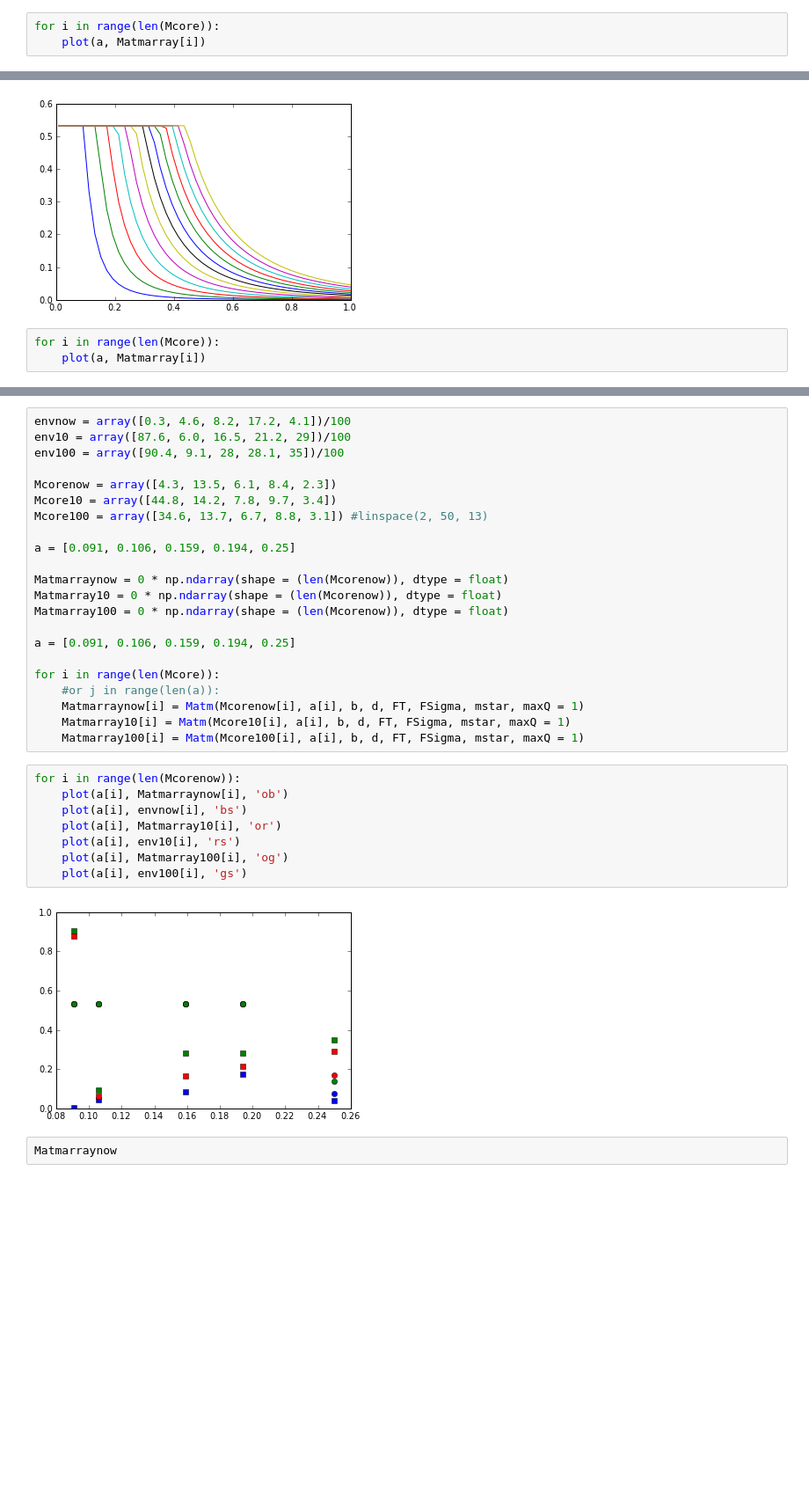
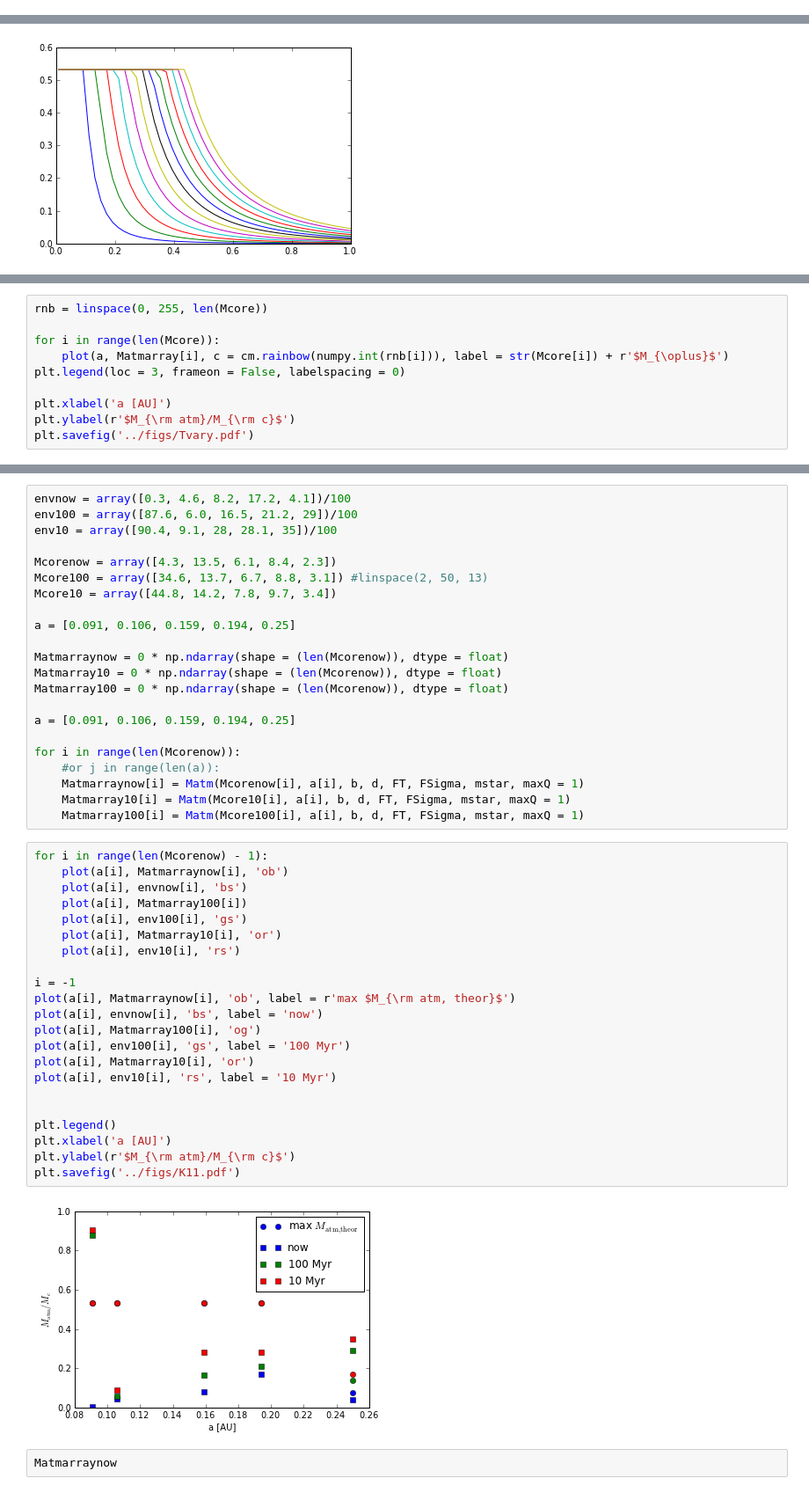
Before and after one commit to apiso/Thesis, a Jupyter notebook: python/MiniNeptuneOOM/mass_estimates_plots.ipynb, the cells around one changed output, grey strips where cells are left out. Shown at 88% size. Saved outputs shown, nothing was run; the diff lists cells and outputs as text; blank space fills up the shorter version.

```diff
--- a/python/MiniNeptuneOOM/mass_estimates_plots.ipynb
+++ b/python/MiniNeptuneOOM/mass_estimates_plots.ipynb
@@ -89,6 +88,3 @@ array([ 0.10577878,  0.02015116,  0.00934646,  0.0056374 ,  0.00386503,
         0.00017418,  0.00016707,  0.00016043,  0.00015422,  0.0001484 ,
         0.00014293,  0.0001378 ,  0.00013296,  0.0001284 ,  0.0001241 ,
         0.00012003,  0.00011618,  0.00011253,  0.00010907,  0.00010578])
-# %%
-for i in range(len(Mcore)):
-    plot(a, Matmarray[i])
@@ -102,6 +108,3 @@ for i in range(len(Mcore)):
 #plot(a, mtr / Me, ':')  A
 # %% [output]
 [figure]
-# %%
-for i in range(len(Mcore)):
-    plot(a, Matmarray[i])
@@ -109,0 +111,10 @@ for i in range(len(Mcore)):
+# %%
+rnb = linspace(0, 255, len(Mcore))
+
+for i in range(len(Mcore)):
+    plot(a, Matmarray[i], c = cm.rainbow(numpy.int(rnb[i])), label = str(Mcore[i]) + r'$M_{\oplus}$')
+plt.legend(loc = 3, frameon = False, labelspacing = 0)
+
+plt.xlabel('a [AU]')
+plt.ylabel(r'$M_{\rm atm}/M_{\rm c}$')
+plt.savefig('../figs/Tvary.pdf')
@@ -110,11 +123,11 @@ for i in range(len(Mcore)):
 # %%
 envnow = array([0.3, 4.6, 8.2, 17.2, 4.1])/100
-env10 = array([87.6, 6.0, 16.5, 21.2, 29])/100
-env100 = array([90.4, 9.1, 28, 28.1, 35])/100
+env100 = array([87.6, 6.0, 16.5, 21.2, 29])/100
+env10 = array([90.4, 9.1, 28, 28.1, 35])/100
 
 Mcorenow = array([4.3, 13.5, 6.1, 8.4, 2.3])
+Mcore100 = array([34.6, 13.7, 6.7, 8.8, 3.1]) #linspace(2, 50, 13)
 Mcore10 = array([44.8, 14.2, 7.8, 9.7, 3.4])
-Mcore100 = array([34.6, 13.7, 6.7, 8.8, 3.1]) #linspace(2, 50, 13)
 
 a = [0.091, 0.106, 0.159, 0.194, 0.25]
 
@@ -124,21 +137,35 @@ Matmarray100 = 0 * np.ndarray(shape = (len(Mcorenow)), dtype = float)
 
 a = [0.091, 0.106, 0.159, 0.194, 0.25]
 
-for i in range(len(Mcore)):
+for i in range(len(Mcorenow)):
     #or j in range(len(a)):
     Matmarraynow[i] = Matm(Mcorenow[i], a[i], b, d, FT, FSigma, mstar, maxQ = 1)
     Matmarray10[i] = Matm(Mcore10[i], a[i], b, d, FT, FSigma, mstar, maxQ = 1)
     Matmarray100[i] = Matm(Mcore100[i], a[i], b, d, FT, FSigma, mstar, maxQ = 1)
 # %%
-for i in range(len(Mcorenow)):
+for i in range(len(Mcorenow) - 1):
     plot(a[i], Matmarraynow[i], 'ob')
     plot(a[i], envnow[i], 'bs')
+    plot(a[i], Matmarray100[i])
+    plot(a[i], env100[i], 'gs')
     plot(a[i], Matmarray10[i], 'or')
     plot(a[i], env10[i], 'rs')
-    plot(a[i], Matmarray100[i], 'og')
-    plot(a[i], env100[i], 'gs')
+
+i = -1
+plot(a[i], Matmarraynow[i], 'ob', label = r'max $M_{\rm atm, theor}$')
+plot(a[i], envnow[i], 'bs', label = 'now')
+plot(a[i], Matmarray100[i], 'og')
+plot(a[i], env100[i], 'gs', label = '100 Myr')
+plot(a[i], Matmarray10[i], 'or')
+plot(a[i], env10[i], 'rs', label = '10 Myr')
+
+
+plt.legend()
+plt.xlabel('a [AU]')
+plt.ylabel(r'$M_{\rm atm}/M_{\rm c}$')
+plt.savefig('../figs/K11.pdf')
 # %% [output]
-[figure, old version]
+[figure, new version]
 # %%
 Matmarraynow
 # %% [output]
```
Also changed, not shown: parts of 7 cells of this notebook, 5 other files.
